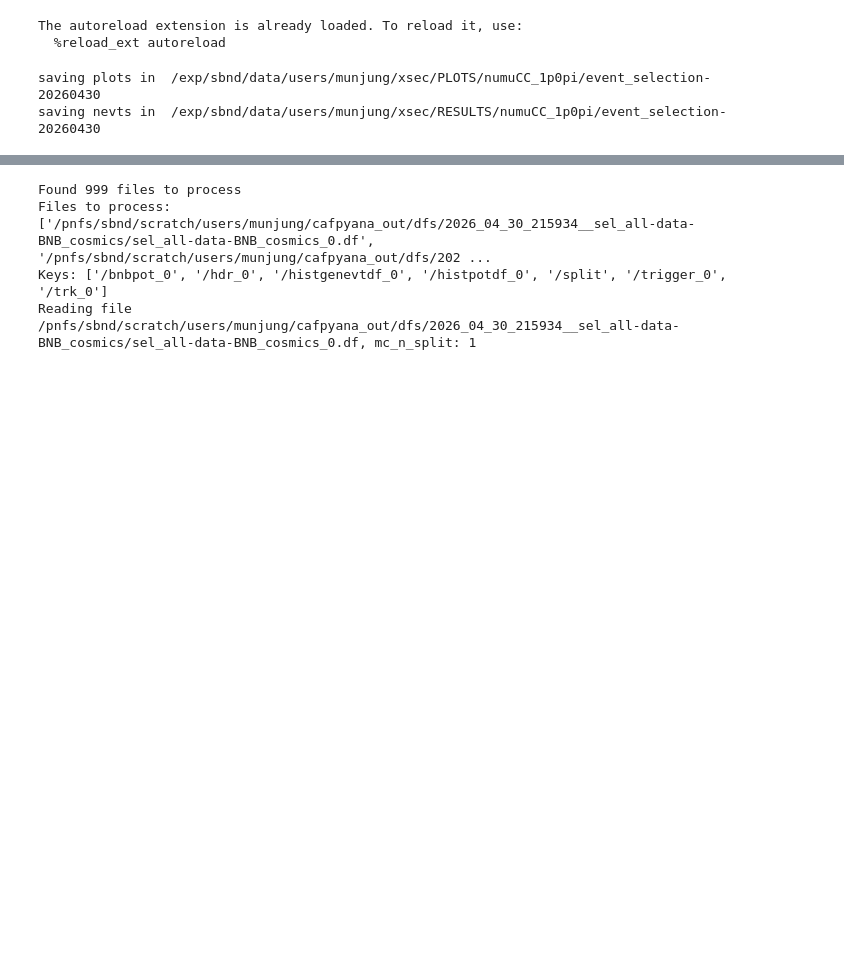
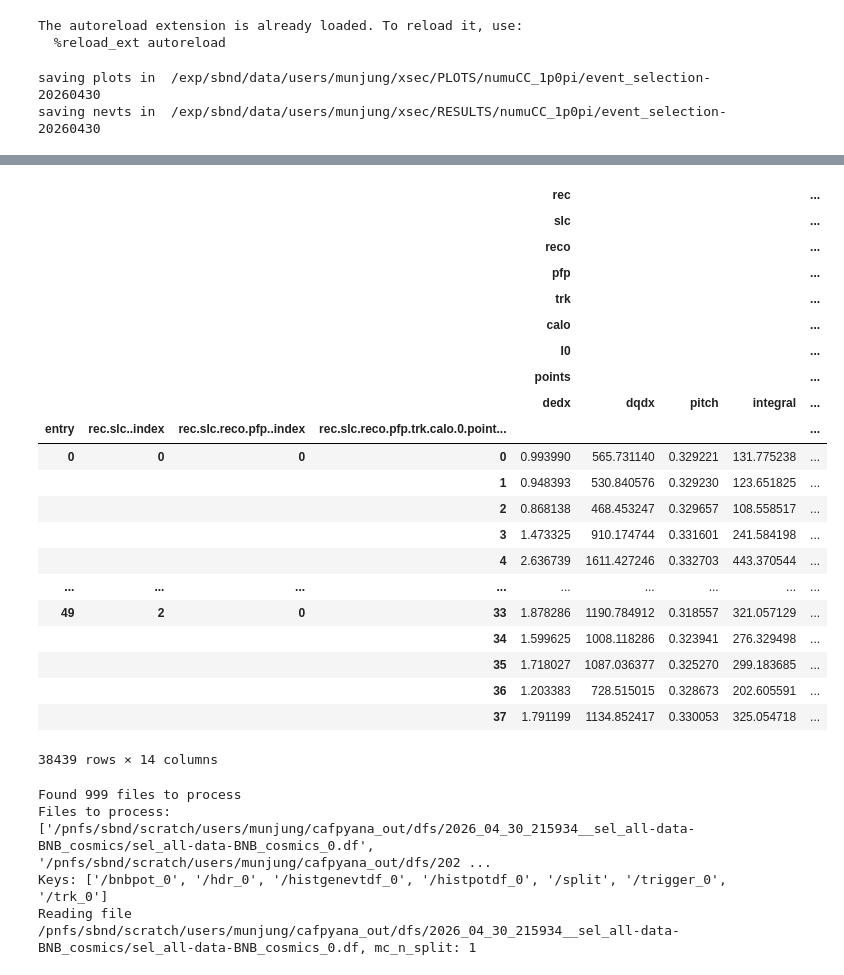
Before and after one commit to wjdanswjddl/cafpyana, a Jupyter notebook: analysis_village/numucc_1p0pi/notebooks/event_selection.ipynb, the cells around one changed output, grey strips where cells are left out. Saved outputs shown, nothing was run; the diff lists cells and outputs as text; code cells hidden in the pictures; blank space fills up the shorter version.

Commit message:
trkhits

```diff
--- a/analysis_village/numucc_1p0pi/notebooks/event_selection.ipynb
+++ b/analysis_village/numucc_1p0pi/notebooks/event_selection.ipynb
@@ -69,3 +93,37 @@ saving nevts in  /exp/sbnd/data/users/munjung/xsec/RESULTS/numuCC_1p0pi/event_se
+# %%
+from makedf.branches import *
+
+filename = "/pnfs/sbn/data_add/sbn_nd/poms_production/data/MCP2025C/v10_06_00_09/Spring25_reprocess_Dev1e20_bnblight/flatcaf/bnblight/ae/reco2_reco1_filtered_decoded-raw_filtered_data_EventBuilder2_art2_run18271_27_strmBNBLight_20250303T034336-aeb11d63-5785-d01c-28ba-0a64e0f10889.flat.caf.root"
+# branches = ["rec.slc.reco.pfp.trk.calo.0.points.dedx"]
+# branches = ["rec.slc.reco.pfp.trk.calo.0.points.phi"]
+branches = trkhitbranches_P0
+f = uproot.open(filename)
+events = f["recTree"]
+df = loadbranches(events, branches)
+df
+# %% [output]
+|  |  |  |  | rec |  |  |  | ... |
+|  |  |  |  | slc |  |  |  | ... |
+|  |  |  |  | reco |  |  |  | ... |
+|  |  |  |  | pfp |  |  |  | ... |
+|  |  |  |  | trk |  |  |  | ... |
+|  |  |  |  | calo |  |  |  | ... |
+|  |  |  |  | I0 |  |  |  | ... |
+|  |  |  |  | points |  |  |  | ... |
+|  |  |  |  | dedx | dqdx | pitch | integral | ... |
+| entry | rec.slc..index | rec.slc.reco.pfp..index | rec.slc.reco.pfp.trk.calo.0.point... |  |  |  |  | ... |
+| 0 | 0 | 0 | 0 | 0.993990 | 565.731140 | 0.329221 | 131.775238 | ... |
+|  |  |  | 1 | 0.948393 | 530.840576 | 0.329230 | 123.651825 | ... |
+|  |  |  | 2 | 0.868138 | 468.453247 | 0.329657 | 108.558517 | ... |
+|  |  |  | 3 | 1.473325 | 910.174744 | 0.331601 | 241.584198 | ... |
+|  |  |  | 4 | 2.636739 | 1611.427246 | 0.332703 | 443.370544 | ... |
+| ... | ... | ... | ... | ... | ... | ... | ... | ... |
+| 49 | 2 | 0 | 33 | 1.878286 | 1190.784912 | 0.318557 | 321.057129 | ... |
+|  |  |  | 34 | 1.599625 | 1008.118286 | 0.323941 | 276.329498 | ... |
+|  |  |  | 35 | 1.718027 | 1087.036377 | 0.325270 | 299.183685 | ... |
+|  |  |  | 36 | 1.203383 | 728.515015 | 0.328673 | 202.605591 | ... |
+|  |  |  | 37 | 1.791199 | 1134.852417 | 0.330053 | 325.054718 | ... |
+38439 rows × 14 columns
 # %%
 df_dir = "/pnfs/sbnd/scratch/users/munjung/cafpyana_out/dfs/2026_04_30_215934__sel_all-data-BNB_cosmics"
 
```
Also changed, not shown: parts of 2 cells of this notebook, 8 other files.
